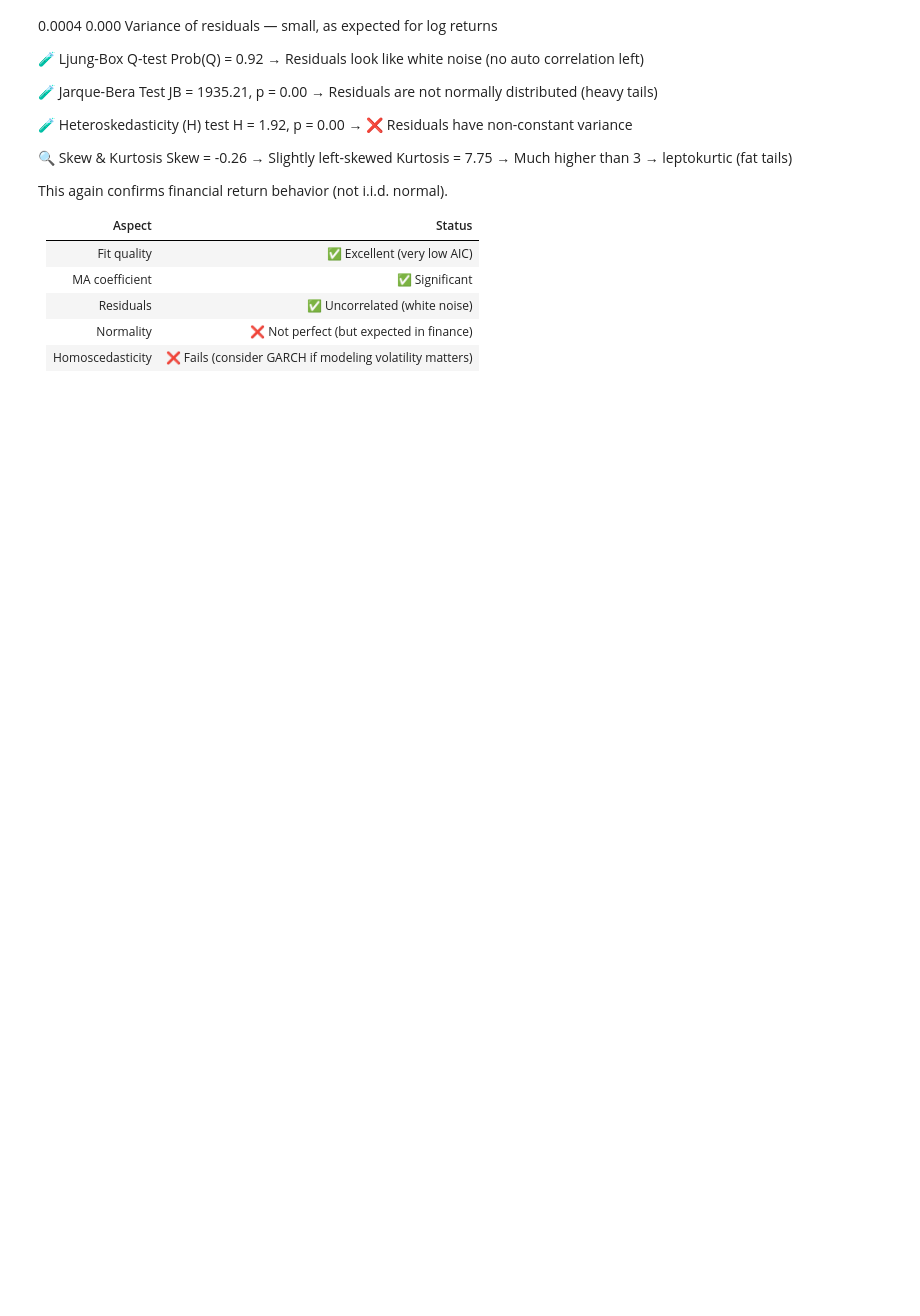
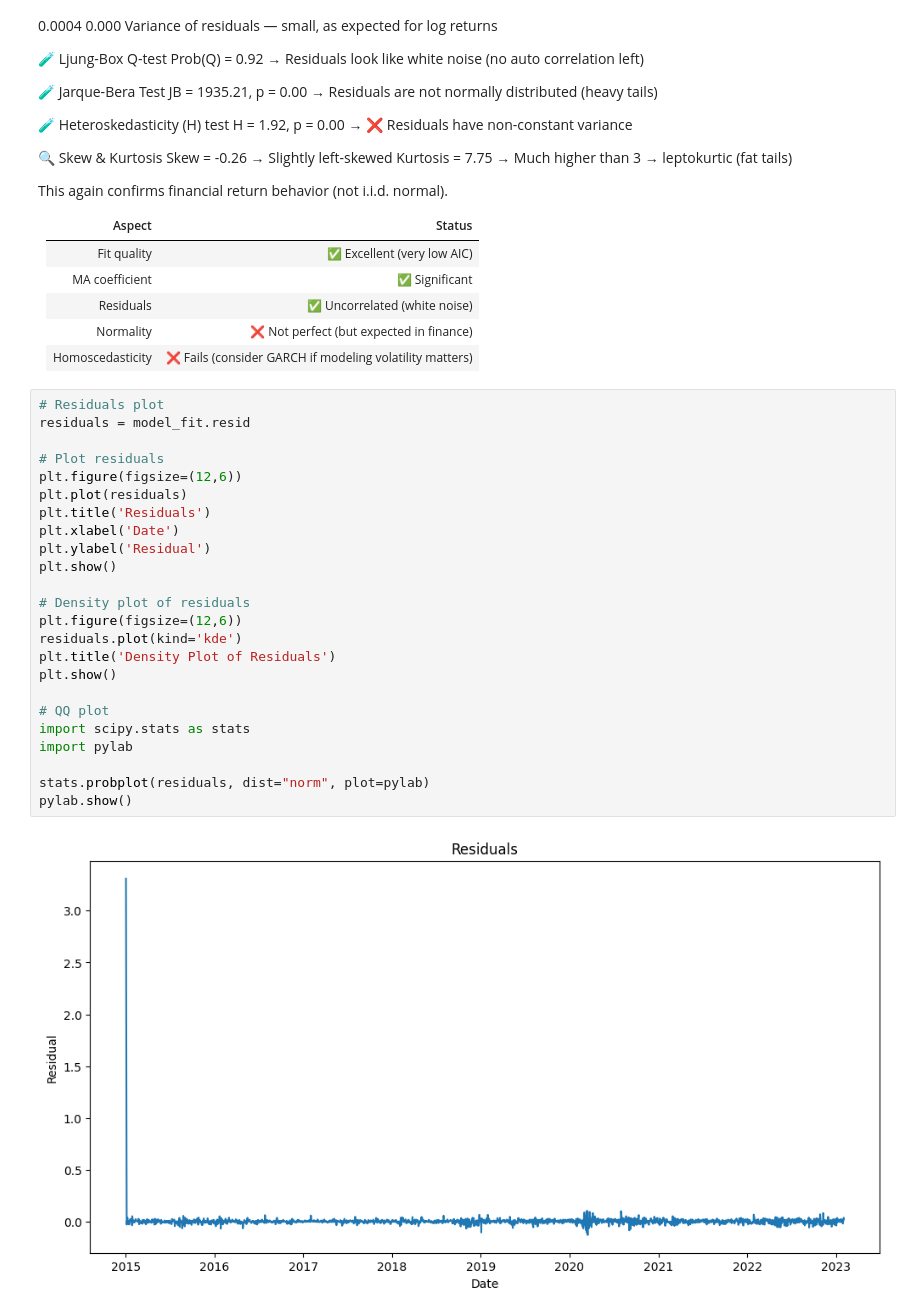
Before and after one commit to hankimmy/AAPL_ARIMA, a Jupyter notebook: arima.ipynb, the cells around one changed output. Saved outputs shown, nothing was run; the diff lists cells and outputs as text; blank space fills up the shorter version.

Commit message:
residual analysis

```diff
--- a/arima.ipynb
+++ b/arima.ipynb
@@ -369,3 +369,29 @@ This again confirms financial return behavior (not i.i.d. normal).
 | Residuals        | ✅ Uncorrelated (white noise)                            |
 | Normality        | ❌ Not perfect (but expected in finance)                 |
 | Homoscedasticity | ❌ Fails (consider GARCH if modeling volatility matters) |
+# %%
+# Residuals plot
+residuals = model_fit.resid
+
+# Plot residuals
+plt.figure(figsize=(12,6))
+plt.plot(residuals)
+plt.title('Residuals')
+plt.xlabel('Date')
+plt.ylabel('Residual')
+plt.show()
+
+# Density plot of residuals
+plt.figure(figsize=(12,6))
+residuals.plot(kind='kde')
+plt.title('Density Plot of Residuals')
+plt.show()
+
+# QQ plot
+import scipy.stats as stats
+import pylab
+
+stats.probplot(residuals, dist="norm", plot=pylab)
+pylab.show()
+# %% [output]
+[figure, added]
```
Also changed, not shown: parts of 2 cells of this notebook.
